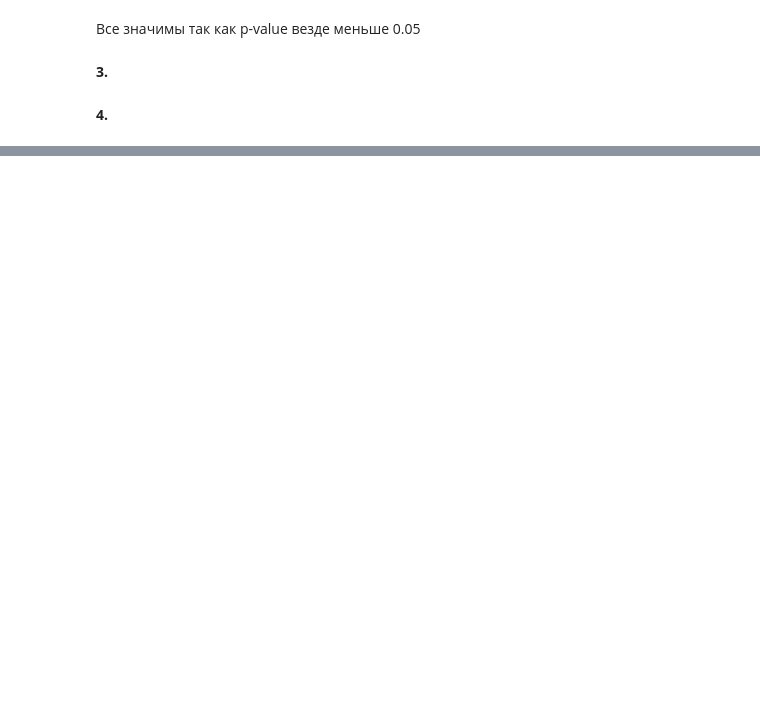
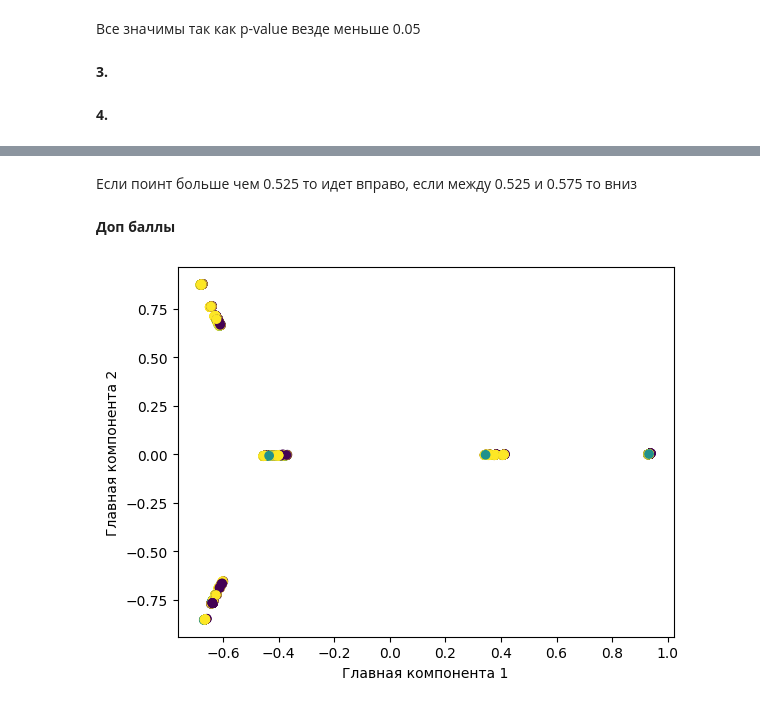
Before and after one commit to polinakochneva1/me_labs_house, a Jupyter notebook: георгий_1.ipynb, the cells around one changed output, grey strips where cells are left out. Cells and saved outputs as stored; diff of their text form; code cells hidden in the pictures; blank space fills up the shorter version.

```diff
--- a/георгий_1.ipynb
+++ b/георгий_1.ipynb
@@ -259,0 +357,16 @@ ValueError: could not convert string to float: 'Burgundy'
+# %% [markdown]
+Если поинт больше чем 0.525 то идет вправо, если между 0.525 и 0.575 то вниз
+# %% [markdown]
+**Доп баллы**
+# %%
+from sklearn.decomposition import PCA
+import matplotlib.pyplot as plt
+pca = PCA(n_components=2)
+X_pca=pca.fit_transform(X)
+# %%
+plt.scatter(X_pca[:, 0], X_pca[:, 1], c=Y, cmap='viridis')
+plt.xlabel("Главная компонента 1")
+plt.ylabel("Главная компонента 2")
+plt.show()
+# %% [output]
+[figure, added]
```
Also changed, not shown: parts of 25 cells of this notebook.
